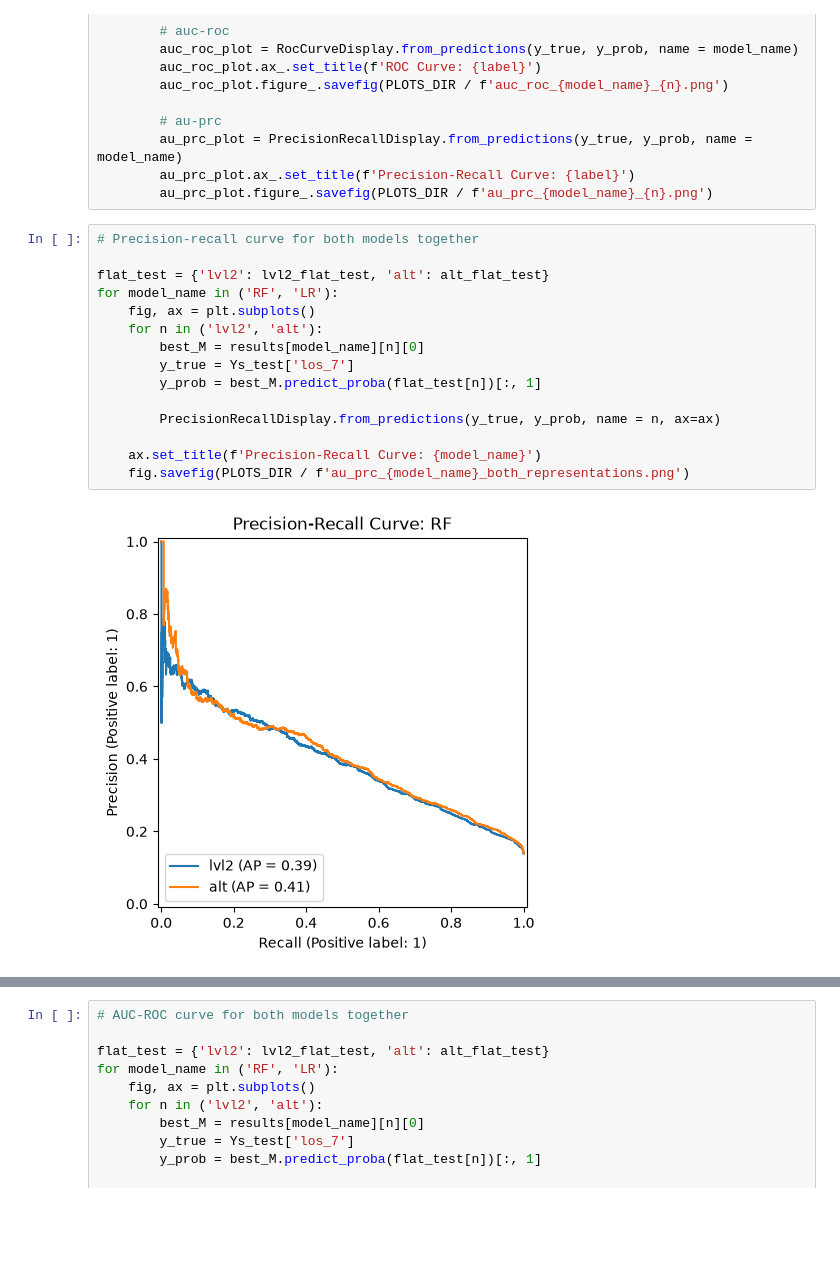
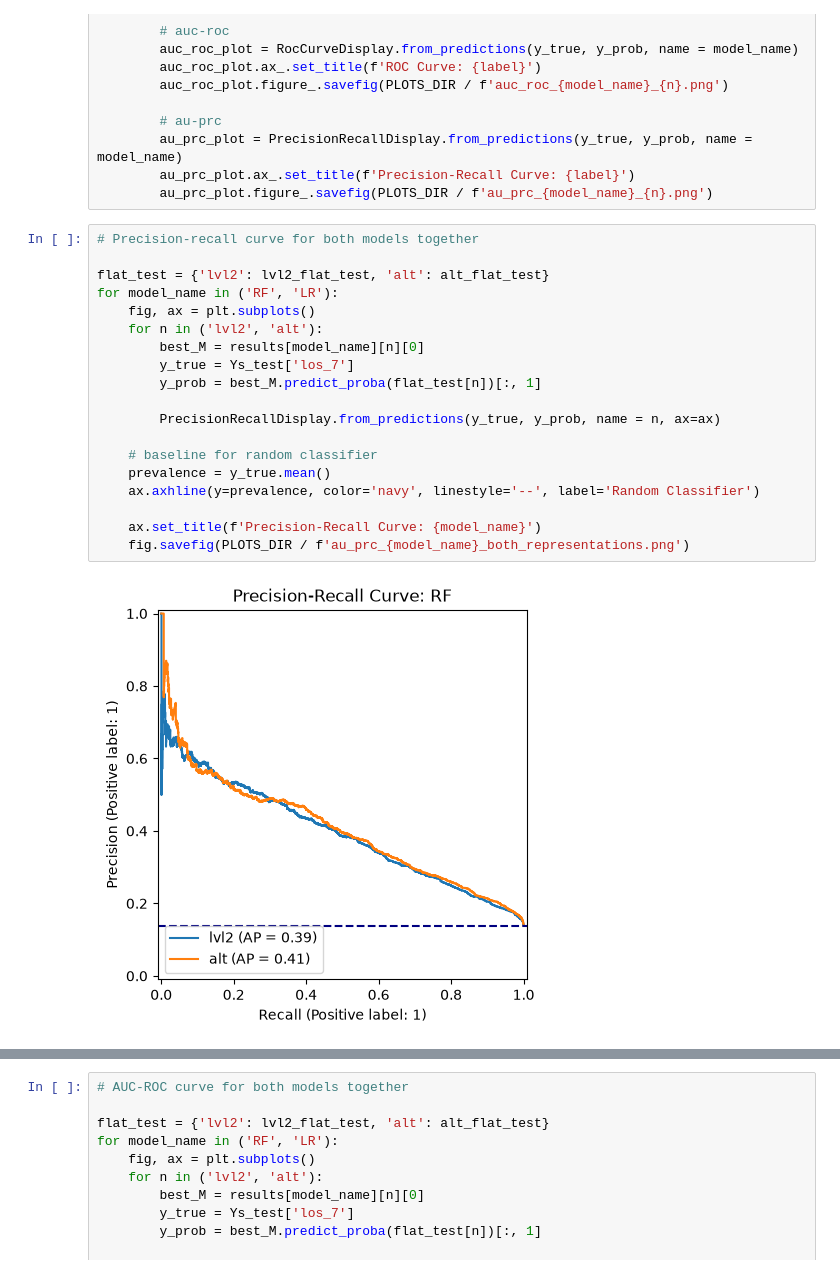
Before and after one commit to LizCrellin/msc_mimic_project, a Jupyter notebook: notebooks/1_Understand_Wang_pipeline.ipynb, the cells around one changed output, grey strips where cells are left out. Saved outputs shown, nothing was run; the diff lists cells and outputs as text; blank space fills up the shorter version.

Commit message:
Add random classifier line to AU-PRC plots

```diff
--- a/notebooks/1_Understand_Wang_pipeline.ipynb
+++ b/notebooks/1_Understand_Wang_pipeline.ipynb
@@ -825,17 +825,21 @@ for model_name in ('RF', 'LR'):
 # %%
 # Precision-recall curve for both models together
 
 flat_test = {'lvl2': lvl2_flat_test, 'alt': alt_flat_test}
 for model_name in ('RF', 'LR'):
     fig, ax = plt.subplots()
     for n in ('lvl2', 'alt'):
         best_M = results[model_name][n][0]
         y_true = Ys_test['los_7']
         y_prob = best_M.predict_proba(flat_test[n])[:, 1]
 
         PrecisionRecallDisplay.from_predictions(y_true, y_prob, name = n, ax=ax)
 
+    # baseline for random classifier
+    prevalence = y_true.mean()
+    ax.axhline(y=prevalence, color='navy', linestyle='--', label='Random Classifier')
+
     ax.set_title(f'Precision-Recall Curve: {model_name}')
     fig.savefig(PLOTS_DIR / f'au_prc_{model_name}_both_representations.png')
 # %% [output]
-[figure, old version]
+[figure, new version]
```
Also changed, not shown: parts of 1 cell of this notebook.
